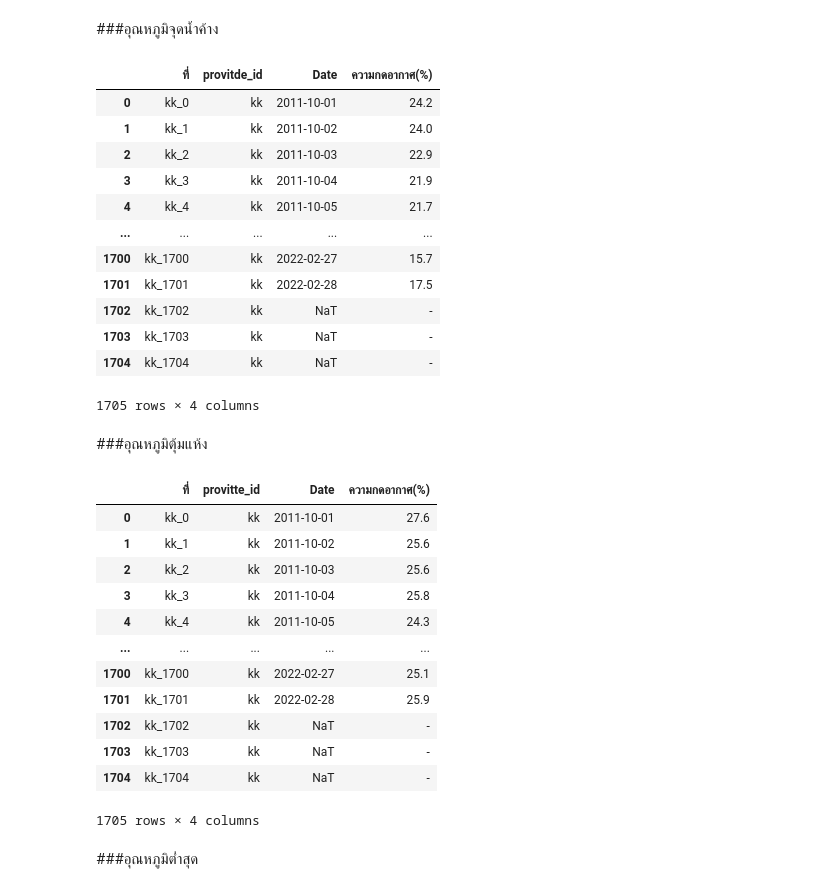
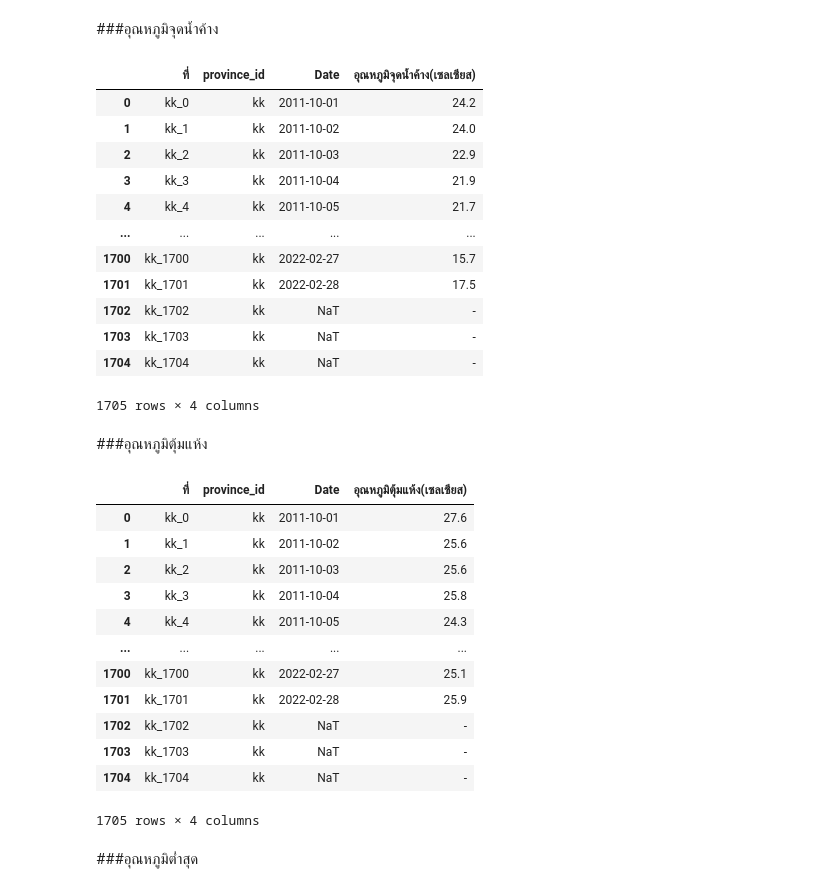
Before and after one commit to NarissaraYo/BSC_DPDM23, a Jupyter notebook: midterm_bscdpdm23.ipynb, the cells around one changed output. Cells and saved outputs as stored; diff of their text form; code cells hidden in the pictures.

```diff
--- a/midterm_bscdpdm23.ipynb
+++ b/midterm_bscdpdm23.ipynb
@@ -693,40 +696,40 @@ td_khonkaen = td_khonkaen.drop(['เดือน/ปี','เฉลี่ย'],
 td_khonkaen.head()
 
 
 td_khonkaen_stack = td_khonkaen.set_index(['สถานี','ที่','year','month']).stack().reset_index()
 td_khonkaen_stack.rename(columns={'level_4' : 'day'},inplace=True)
-td_khonkaen_stack.rename(columns={0 : 'ความกดอากาศ(%)'},inplace=True)
+td_khonkaen_stack.rename(columns={0 : 'อุณหภูมิจุดน้ำค้าง(เซลเซียส)'},inplace=True)
 td_khonkaen_stack
 
 
 td_khonkaen_stack['dateInt']=td_khonkaen_stack['year'].astype(str) + td_khonkaen_stack['month'].astype(str).str.zfill(2)+ td_khonkaen_stack['day'].astype(str).str.zfill(2)
 td_khonkaen_stack['Date'] = pd.to_datetime(td_khonkaen_stack['dateInt'], format='%Y%m%d',errors='coerce')
 
 
 td_khonkaen_stack = td_khonkaen_stack.drop(['dateInt'], axis =1)
 td_khonkaen_stack.head()
 
 
 td_khonkaen_stack = td_khonkaen_stack.drop(['year','month','day'], axis =1)
 td_khonkaen_stack.head()
 
 
-td_khonkaen_stack['provitde_id'] = len(ps_khonkaen_stack)*['kk']
+td_khonkaen_stack['province_id'] = len(ps_khonkaen_stack)*['kk']
 td_khonkaen_stack
 
 
-td_khonkaen_re = td_khonkaen_stack[['provitde_id','Date','ความกดอากาศ(%)']].reset_index()
-td_khonkaen_re = td_khonkaen_re[['provitde_id','index','Date','ความกดอากาศ(%)']]
+td_khonkaen_re = td_khonkaen_stack[['province_id','Date','อุณหภูมิจุดน้ำค้าง(เซลเซียส)']].reset_index()
+td_khonkaen_re = td_khonkaen_re[['province_id','index','Date','อุณหภูมิจุดน้ำค้าง(เซลเซียส)']]
 td_khonkaen_re
 
 
-td_khonkaen_re["ที่"] = td_khonkaen_re["provitde_id"].astype(str) + '_' + td_khonkaen_re["index"].astype(str)
+td_khonkaen_re["ที่"] = td_khonkaen_re["province_id"].astype(str) + '_' + td_khonkaen_re["index"].astype(str)
 
 
-td_khonkaen_fi = td_khonkaen_re[['ที่','provitde_id','Date','ความกดอากาศ(%)']]
+td_khonkaen_fi = td_khonkaen_re[['ที่','province_id','Date','อุณหภูมิจุดน้ำค้าง(เซลเซียส)']]
 td_khonkaen_fi
 # %% [output]
-|  | ที่ | provitde_id | Date | ความกดอากาศ(%) |
+|  | ที่ | province_id | Date | อุณหภูมิจุดน้ำค้าง(เซลเซียส) |
 | 0 | kk_0 | kk | 2011-10-01 | 24.2 |
 | 1 | kk_1 | kk | 2011-10-02 | 24.0 |
 | 2 | kk_2 | kk | 2011-10-03 | 22.9 |
@@ -750,7 +753,7 @@ tt_khonkaen.head()
 
 tt_khonkaen_stack = tt_khonkaen.set_index(['สถานี','ที่','year','month']).stack().reset_index()
 tt_khonkaen_stack.rename(columns={'level_4' : 'day'},inplace=True)
-tt_khonkaen_stack.rename(columns={0 : 'ความกดอากาศ(%)'},inplace=True)
+tt_khonkaen_stack.rename(columns={0 : 'อุณหภูมิตุ้มแห้ง(เซลเซียส)'},inplace=True)
 tt_khonkaen_stack
 
 
@@ -766,22 +769,22 @@ tt_khonkaen_stack = tt_khonkaen_stack.drop(['year','month','day'], axis =1)
 tt_khonkaen_stack.head()
 
 
-tt_khonkaen_stack['provitte_id'] = len(ps_khonkaen_stack)*['kk']
+tt_khonkaen_stack['province_id'] = len(ps_khonkaen_stack)*['kk']
 tt_khonkaen_stack
 
 
-tt_khonkaen_re = tt_khonkaen_stack[['provitte_id','Date','ความกดอากาศ(%)']].reset_index()
-tt_khonkaen_re = tt_khonkaen_re[['provitte_id','index','Date','ความกดอากาศ(%)']]
+tt_khonkaen_re = tt_khonkaen_stack[['province_id','Date','อุณหภูมิตุ้มแห้ง(เซลเซียส)']].reset_index()
+tt_khonkaen_re = tt_khonkaen_re[['province_id','index','Date','อุณหภูมิตุ้มแห้ง(เซลเซียส)']]
 tt_khonkaen_re
 
 
-tt_khonkaen_re["ที่"] = tt_khonkaen_re["provitte_id"].astype(str) + '_' + tt_khonkaen_re["index"].astype(str)
+tt_khonkaen_re["ที่"] = tt_khonkaen_re["province_id"].astype(str) + '_' + tt_khonkaen_re["index"].astype(str)
 
 
-tt_khonkaen_fi = tt_khonkaen_re[['ที่','provitte_id','Date','ความกดอากาศ(%)']]
+tt_khonkaen_fi = tt_khonkaen_re[['ที่','province_id','Date','อุณหภูมิตุ้มแห้ง(เซลเซียส)']]
 tt_khonkaen_fi
 # %% [output]
-|  | ที่ | provitte_id | Date | ความกดอากาศ(%) |
+|  | ที่ | province_id | Date | อุณหภูมิตุ้มแห้ง(เซลเซียส) |
 | 0 | kk_0 | kk | 2011-10-01 | 27.6 |
 | 1 | kk_1 | kk | 2011-10-02 | 25.6 |
 | 2 | kk_2 | kk | 2011-10-03 | 25.6 |
```
Also changed, not shown: parts of 99 cells of this notebook.
